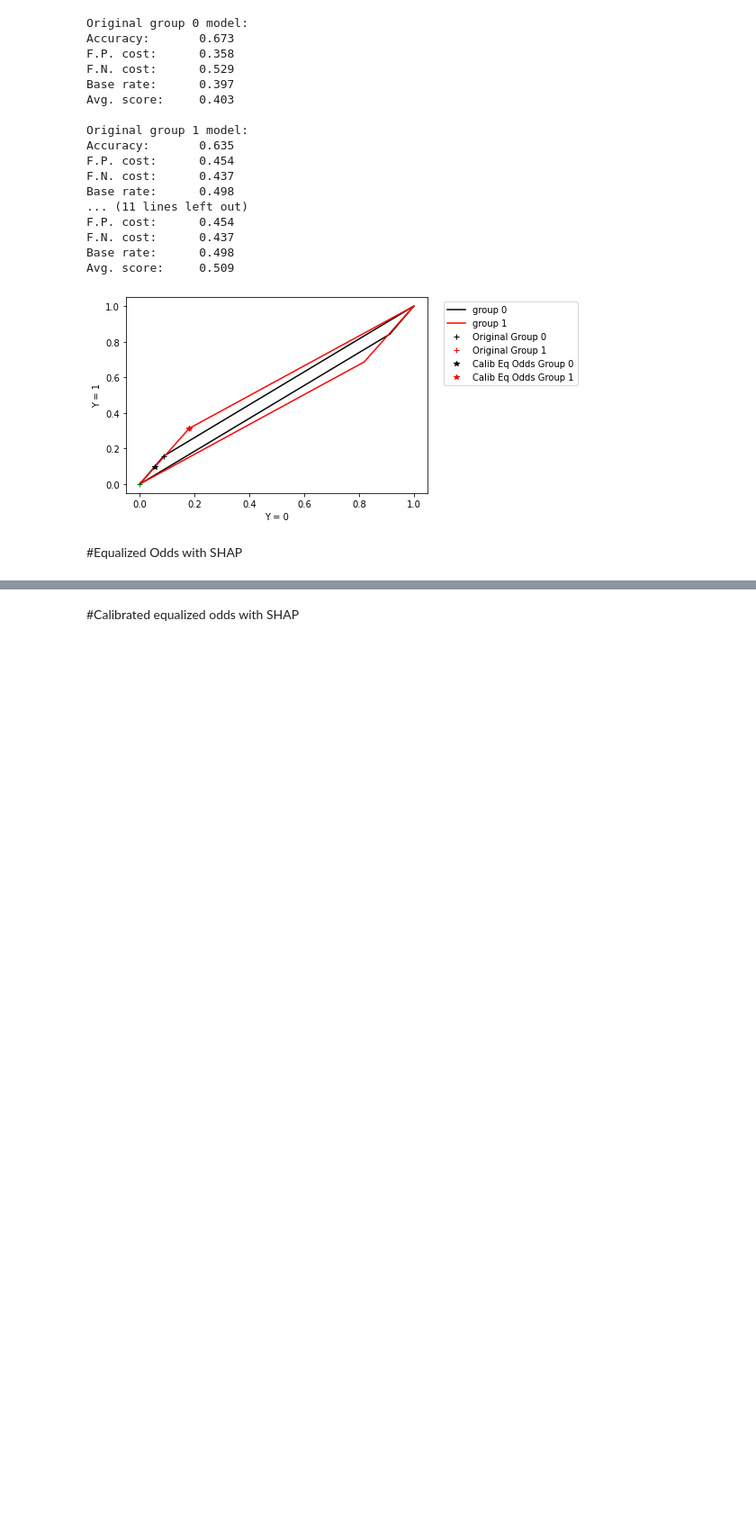
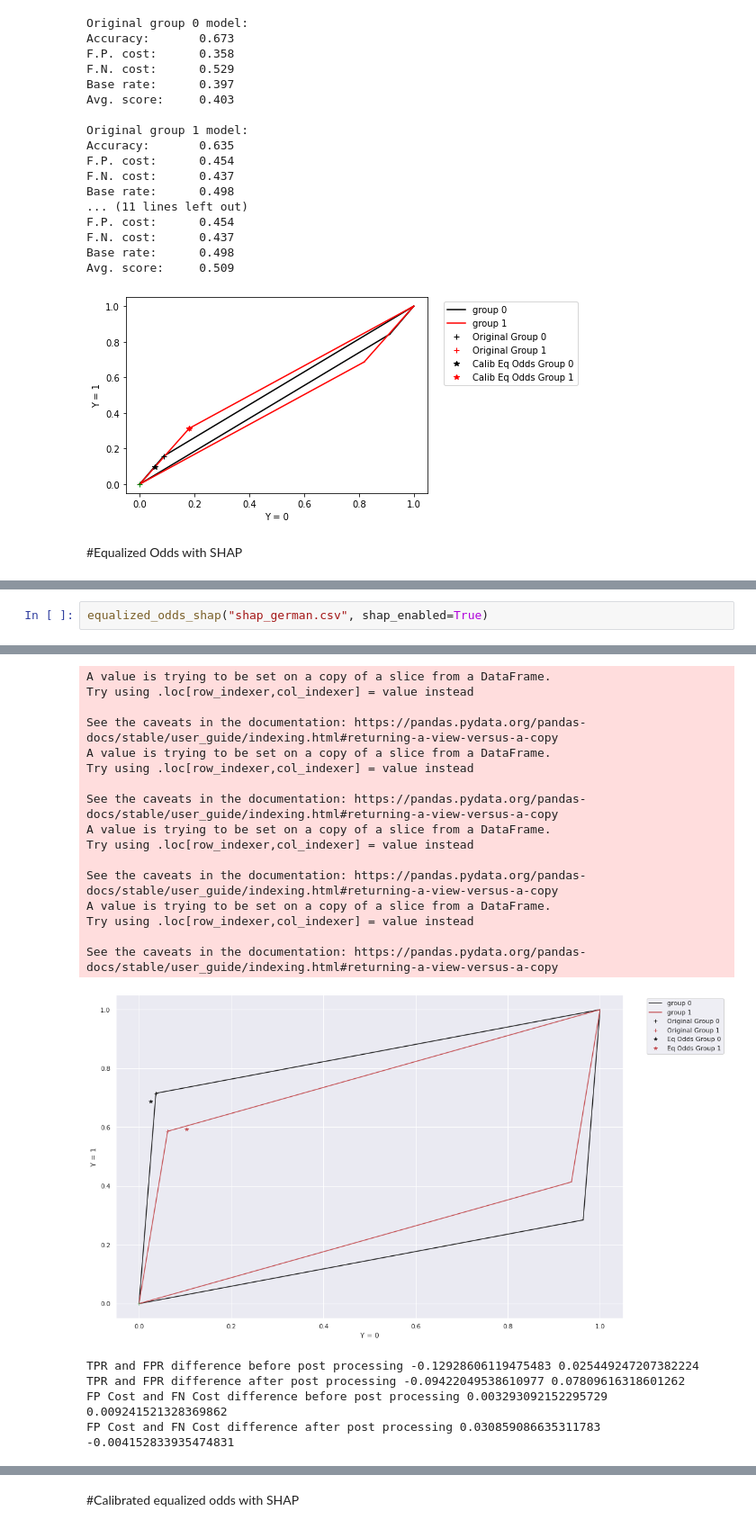
Before and after one commit to NathanielCJ/H2-unbiasedml, a Jupyter notebook: Shap/Shap_API.ipynb, the cells around one changed output, grey strips where cells are left out. Shown at 90% size. Saved outputs shown, nothing was run; the diff lists cells and outputs as text; blank space fills up the shorter version.

```diff
--- a/Shap/Shap_API.ipynb
+++ b/Shap/Shap_API.ipynb
@@ -1153,0 +1164,3 @@ TPR and FPR difference before post processing -0.12081003828090166 0.07044957672
+# %%
+equalized_odds_shap("shap_german.csv", shap_enabled=True)
+# %% [output]
@@ -1153,0 +1184,21 @@ TPR and FPR difference before post processing -0.12081003828090166 0.07044957672
+A value is trying to be set on a copy of a slice from a DataFrame.
+Try using .loc[row_indexer,col_indexer] = value instead
+
+See the caveats in the documentation: https://pandas.pydata.org/pandas-docs/stable/user_guide/indexing.html#returning-a-view-versus-a-copy
+A value is trying to be set on a copy of a slice from a DataFrame.
+Try using .loc[row_indexer,col_indexer] = value instead
+
+See the caveats in the documentation: https://pandas.pydata.org/pandas-docs/stable/user_guide/indexing.html#returning-a-view-versus-a-copy
+A value is trying to be set on a copy of a slice from a DataFrame.
+Try using .loc[row_indexer,col_indexer] = value instead
+
+See the caveats in the documentation: https://pandas.pydata.org/pandas-docs/stable/user_guide/indexing.html#returning-a-view-versus-a-copy
+A value is trying to be set on a copy of a slice from a DataFrame.
+Try using .loc[row_indexer,col_indexer] = value instead
+
+See the caveats in the documentation: https://pandas.pydata.org/pandas-docs/stable/user_guide/indexing.html#returning-a-view-versus-a-copy
+[figure, added]
+TPR and FPR difference before post processing -0.12928606119475483 0.025449247207382224
+TPR and FPR difference after post processing -0.09422049538610977 0.07809616318601262
+FP Cost and FN Cost difference before post processing 0.003293092152295729 0.009241521328369862
+FP Cost and FN Cost difference after post processing 0.030859086635311783 -0.004152833935474831
```
Also changed, not shown: parts of 30 cells of this notebook, 8 other files.
